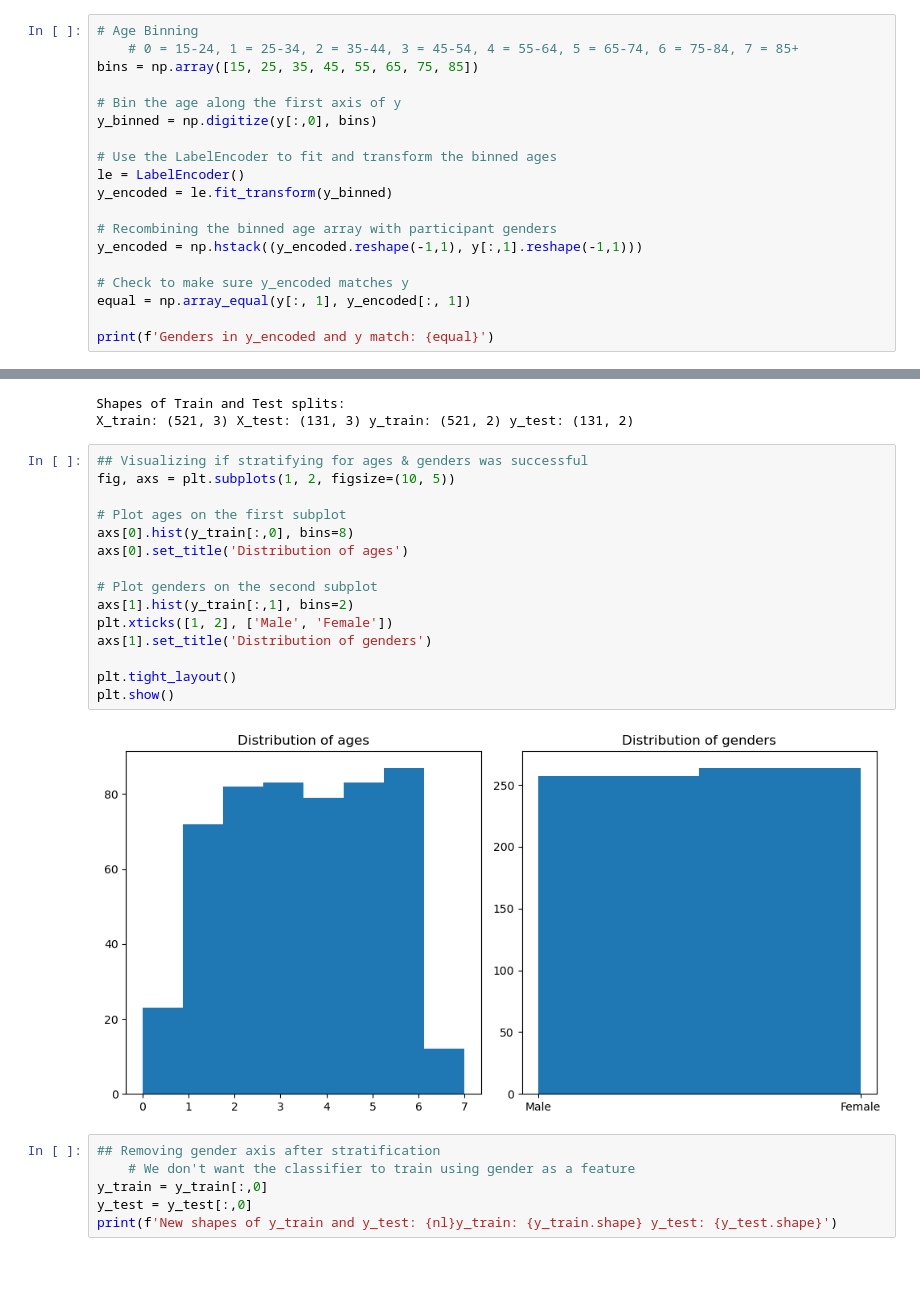
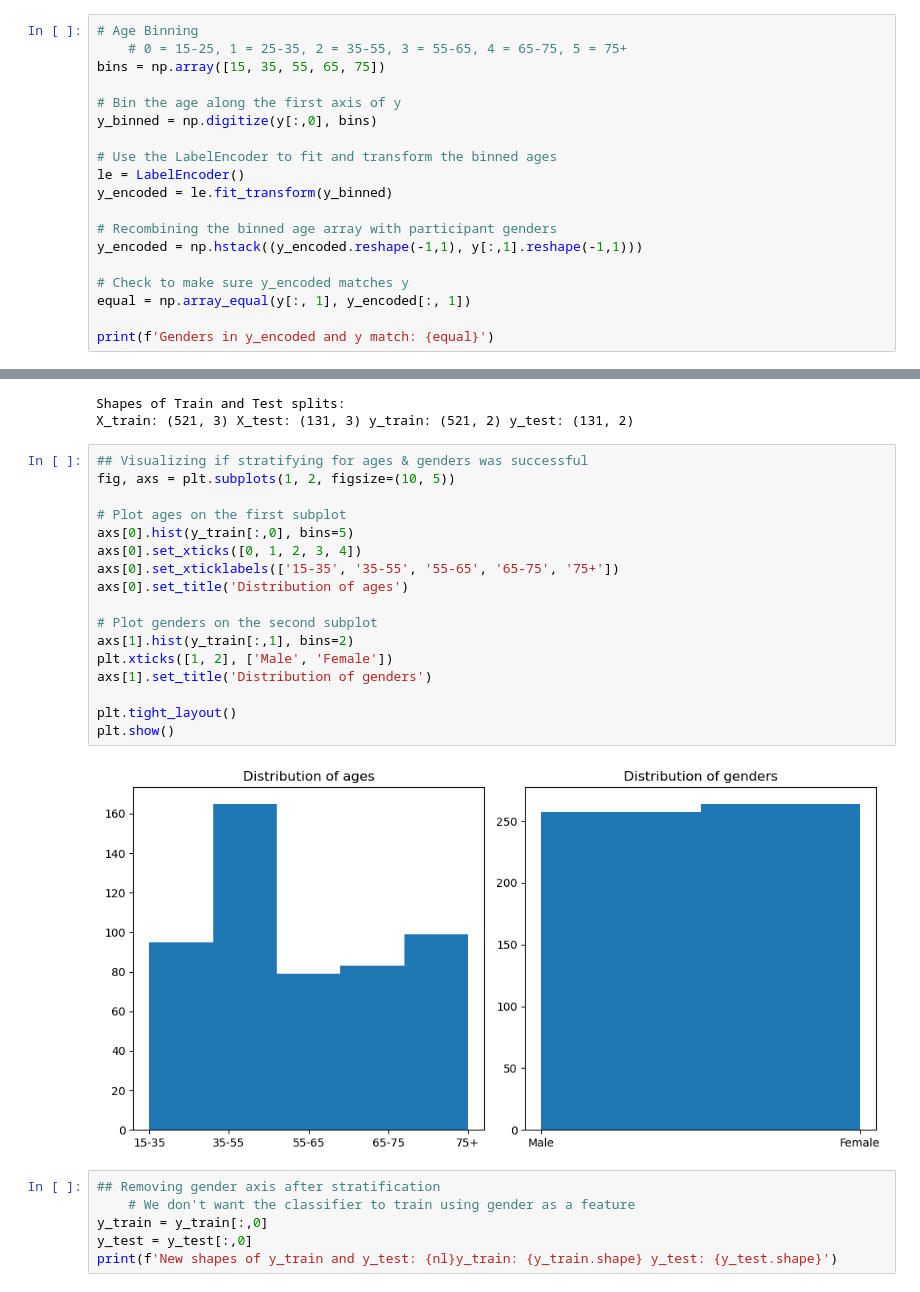
Before and after one commit to MaxMascini/Neural-Nexus-Ninjas, a Jupyter notebook: code/ML Classification.ipynb, the cells around one changed output, grey strips where cells are left out. Cells and saved outputs as stored; diff of their text form.

```diff
--- a/code/ML Classification.ipynb
+++ b/code/ML Classification.ipynb
@@ -73,8 +73,8 @@ plt.show()
 [figure]
 # %%
 # Age Binning
-    # 0 = 15-24, 1 = 25-34, 2 = 35-44, 3 = 45-54, 4 = 55-64, 5 = 65-74, 6 = 75-84, 7 = 85+
-bins = np.array([15, 25, 35, 45, 55, 65, 75, 85])
+    # 0 = 15-25, 1 = 25-35, 2 = 35-55, 3 = 55-65, 4 = 65-75, 5 = 75+
+bins = np.array([15, 35, 55, 65, 75])
 
 # Bin the age along the first axis of y
 y_binned = np.digitize(y[:,0], bins)
@@ -111,20 +111,22 @@ X_train: (521, 3) X_test: (131, 3) y_train: (521, 2) y_test: (131, 2)
 # %%
 ## Visualizing if stratifying for ages & genders was successful
 fig, axs = plt.subplots(1, 2, figsize=(10, 5))
 
 # Plot ages on the first subplot
-axs[0].hist(y_train[:,0], bins=8)
+axs[0].hist(y_train[:,0], bins=5)
+axs[0].set_xticks([0, 1, 2, 3, 4])
+axs[0].set_xticklabels(['15-35', '35-55', '55-65', '65-75', '75+'])
 axs[0].set_title('Distribution of ages')
 
 # Plot genders on the second subplot
 axs[1].hist(y_train[:,1], bins=2)
 plt.xticks([1, 2], ['Male', 'Female'])
 axs[1].set_title('Distribution of genders')
 
 plt.tight_layout()
 plt.show()
 # %% [output]
-[figure, old version]
+[figure, new version]
 # %%
 ## Removing gender axis after stratification
     # We don't want the classifier to train using gender as a feature
```
Also changed, not shown: parts of 5 cells of this notebook.
